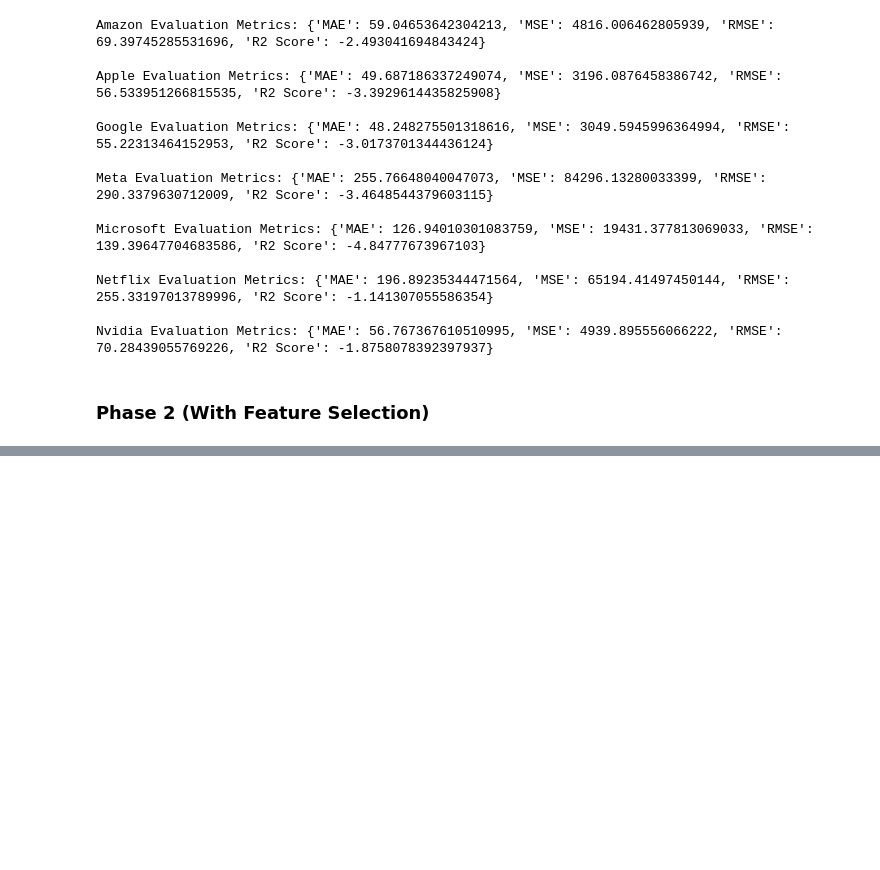
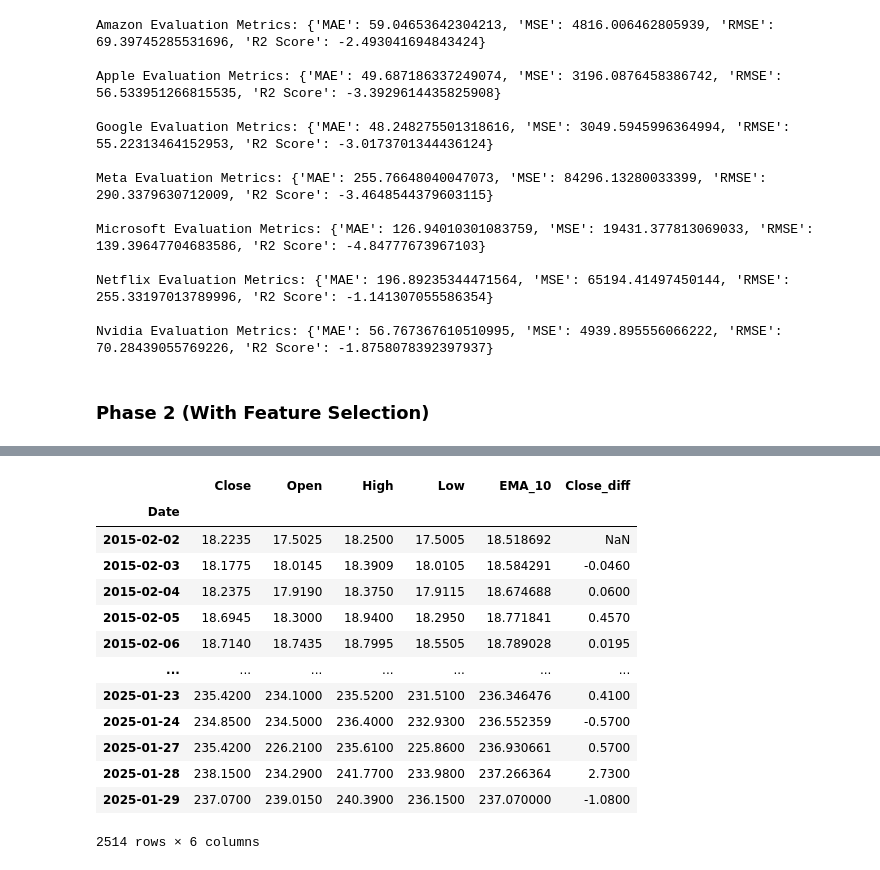
Before and after one commit to AnubhavYadavBCA25/MNCs-Companies-Stocks-Prediction, a Jupyter notebook: notebooks/Model-Building.ipynb, the cells around one changed output, grey strips where cells are left out. Drawn from its saved outputs; the diff is of its cells as text; code cells hidden in the pictures; blank space fills up the shorter version.

```diff
--- a/notebooks/Model-Building.ipynb
+++ b/notebooks/Model-Building.ipynb
@@ -458,0 +674,18 @@ Nvidia Evaluation Metrics: {'MAE': 56.767367610510995, 'MSE': 4939.895556066222,
+# %%
+df_amazon_arima['Close_diff'] = df_amazon_arima['Close'].diff()
+df_amazon_arima
+# %% [output]
+|  | Close | Open | High | Low | EMA_10 | Close_diff |
+| Date |  |  |  |  |  |  |
+| 2015-02-02 | 18.2235 | 17.5025 | 18.2500 | 17.5005 | 18.518692 | NaN |
+| 2015-02-03 | 18.1775 | 18.0145 | 18.3909 | 18.0105 | 18.584291 | -0.0460 |
+| 2015-02-04 | 18.2375 | 17.9190 | 18.3750 | 17.9115 | 18.674688 | 0.0600 |
+| 2015-02-05 | 18.6945 | 18.3000 | 18.9400 | 18.2950 | 18.771841 | 0.4570 |
+| 2015-02-06 | 18.7140 | 18.7435 | 18.7995 | 18.5505 | 18.789028 | 0.0195 |
+| ... | ... | ... | ... | ... | ... | ... |
+| 2025-01-23 | 235.4200 | 234.1000 | 235.5200 | 231.5100 | 236.346476 | 0.4100 |
+| 2025-01-24 | 234.8500 | 234.5000 | 236.4000 | 232.9300 | 236.552359 | -0.5700 |
+| 2025-01-27 | 235.4200 | 226.2100 | 235.6100 | 225.8600 | 236.930661 | 0.5700 |
+| 2025-01-28 | 238.1500 | 234.2900 | 241.7700 | 233.9800 | 237.266364 | 2.7300 |
+| 2025-01-29 | 237.0700 | 239.0150 | 240.3900 | 236.1500 | 237.070000 | -1.0800 |
+2514 rows × 6 columns
```
Also changed, not shown: parts of 19 cells of this notebook.
